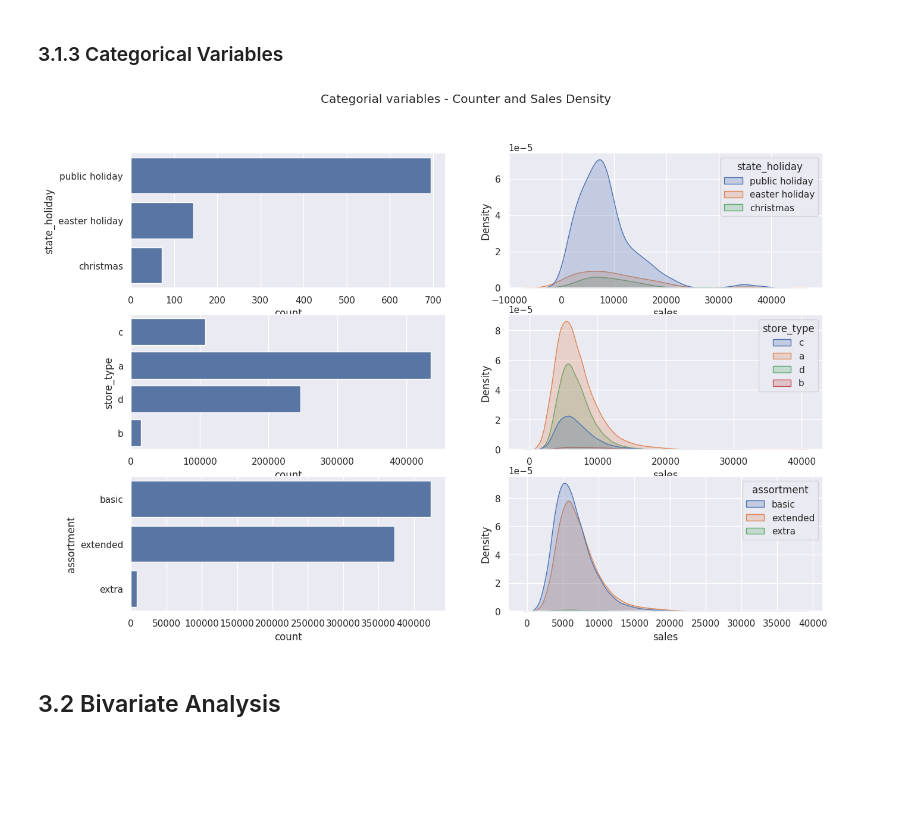
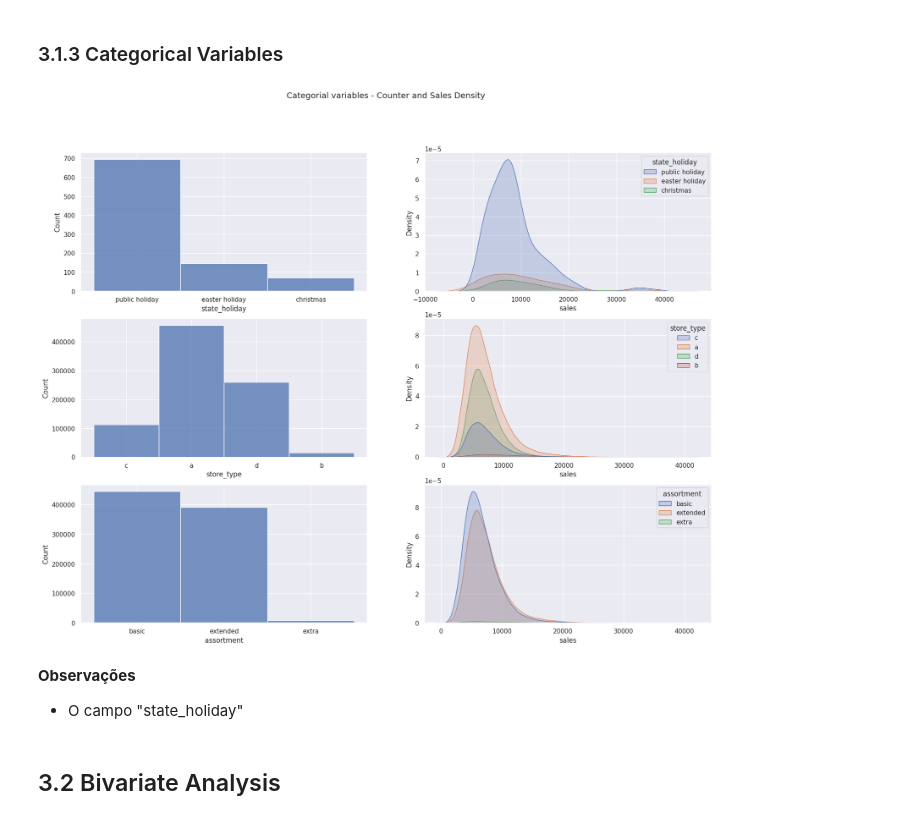
Before and after one commit to mendesdata/rossmann_store_sales, a Jupyter notebook: notebooks/rossmann.ipynb, the cells around one changed output. Cells and saved outputs as stored; diff of their text form; code cells hidden in the pictures; blank space fills up the shorter version.

```diff
--- a/notebooks/rossmann.ipynb
+++ b/notebooks/rossmann.ipynb
@@ -647,0 +589,3 @@ df2 = df1.copy()
+# %%
+df2 = fillout_na( df2 )
+df2.isna().sum()
@@ -647,0 +612,3 @@ df2 = df1.copy()
+# %%
+df2 = change_data_types( df2 )
+df2.dtypes
@@ -820,0 +739,2 @@ df3 = df2.copy()
+# %%
+df3 = create_features( df3 )
@@ -820,0 +812,3 @@ df3 = df2.copy()
+# %%
+df3 = drop_cols( df3 )
+df3.columns
@@ -843,22 +852,25 @@ df_num_attributes.hist( bins=25, figsize=(20, 10) );
 # %% [markdown]
 ### 3.1.3 Categorical Variables
 # %%
-fig, axes = plt.subplots(3, 2, figsize=(15, 10))
+fig, axes = plt.subplots(3, 2, figsize=(20, 15))
 fig.suptitle('Categorial variables - Counter and Sales Density')
 
 # state_holiday
-sns.countplot( ax=axes[0,0], data=df3[ df3['state_holiday'] !=  'regular day' ]['state_holiday'] );
-sns.kdeplot  ( ax=axes[0,1], data=df3[ df3['state_holiday'] !=  'regular day' ][['state_holiday', 'sales']], x='sales',  hue='state_holiday', fill=True );
+sns.histplot( data=df4[ df4['state_holiday'] !=  'regular day' ]['state_holiday'], ax=axes[0,0] );
+sns.kdeplot ( data=df4[ df4['state_holiday'] !=  'regular day' ][['state_holiday', 'sales']], x='sales',  hue='state_holiday', fill=True, ax=axes[0,1] );
 
 # store_type
-sns.countplot( ax=axes[1,0], data=df3['store_type'] );
-sns.kdeplot  ( ax=axes[1,1], data=df3[['store_type', 'sales']], x='sales',  hue='store_type', fill=True );
+sns.histplot( ax=axes[1,0], data=df4['store_type'] );
+sns.kdeplot  ( ax=axes[1,1], data=df4[['store_type', 'sales']], x='sales',  hue='store_type', fill=True );
 
 # assortment
-sns.countplot( ax=axes[2,0], data=df3['assortment'] );
-sns.kdeplot  ( ax=axes[2,1], data=df3[['assortment', 'sales']], x='sales',  hue='assortment', fill=True );
+sns.histplot( ax=axes[2,0], data=df4['assortment'] );
+sns.kdeplot  ( ax=axes[2,1], data=df4[['assortment', 'sales']], x='sales',  hue='assortment', fill=True );
 # %% [output]
-[figure, old version]
+[figure, new version]
+# %% [markdown]
+**Observações**
+- O campo "state_holiday"
 # %% [markdown]
 ## 3.2 Bivariate Analysis
 # %% [markdown]
```
Also changed, not shown: parts of 215 cells of this notebook, 11 other files.
